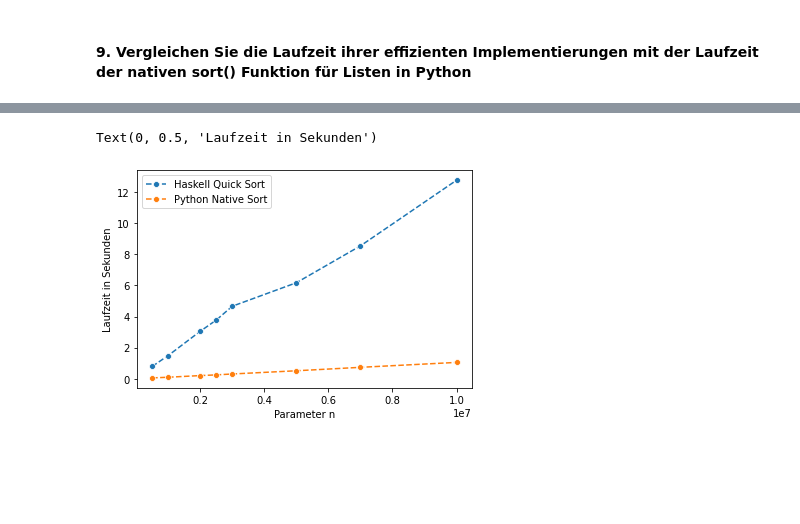
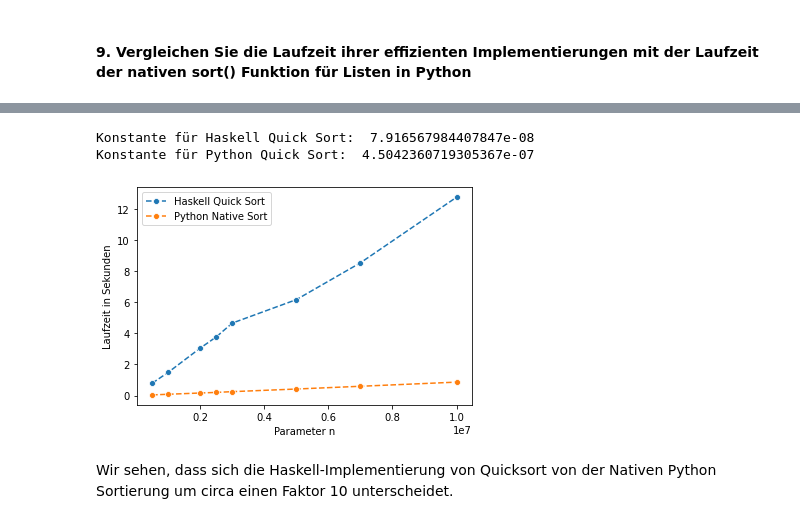
Before and after one commit to tobiwink/praesenz-blatt8, a Jupyter notebook: Abgabe8/sorting.ipynb, the cells around one changed output, grey strips where cells are left out. Cells and saved outputs as stored; diff of their text form; code cells hidden in the pictures; blank space fills up the shorter version.

```diff
--- a/Abgabe8/sorting.ipynb
+++ b/Abgabe8/sorting.ipynb
@@ -241,8 +247,19 @@ for n in n_values:
 # %%
 sns.lineplot(x = n_values, y = haskell_q_times, label="Haskell Quick Sort", linestyle="dashed", marker="o")
 sns.lineplot(x = n_values, y = python_native_times, label="Python Native Sort", linestyle="dashed", marker="o")
 plt.xlabel("Parameter n")
 plt.ylabel("Laufzeit in Sekunden")
+
+big_n_log_n = n_values*np.log(n_values)
+
+C_haskell = haskell_q_times[-1] / big_n_log_n[-1]
+C_python = python_q_times[-1] / big_n_log_n[-1]
+
+print("Konstante für Haskell Quick Sort: ", C_haskell)
+print("Konstante für Python Quick Sort: ", C_python)
 # %% [output]
-Text(0, 0.5, 'Laufzeit in Sekunden')
+Konstante für Haskell Quick Sort:  7.916567984407847e-08
+Konstante für Python Quick Sort:  4.5042360719305367e-07
-[figure, old version]
+[figure, new version]
+# %% [markdown]
+Wir sehen, dass sich die Haskell-Implementierung von Quicksort von der Nativen Python Sortierung um circa einen Faktor 10 unterscheidet.
```
Also changed, not shown: parts of 10 cells of this notebook, 1 other file.
